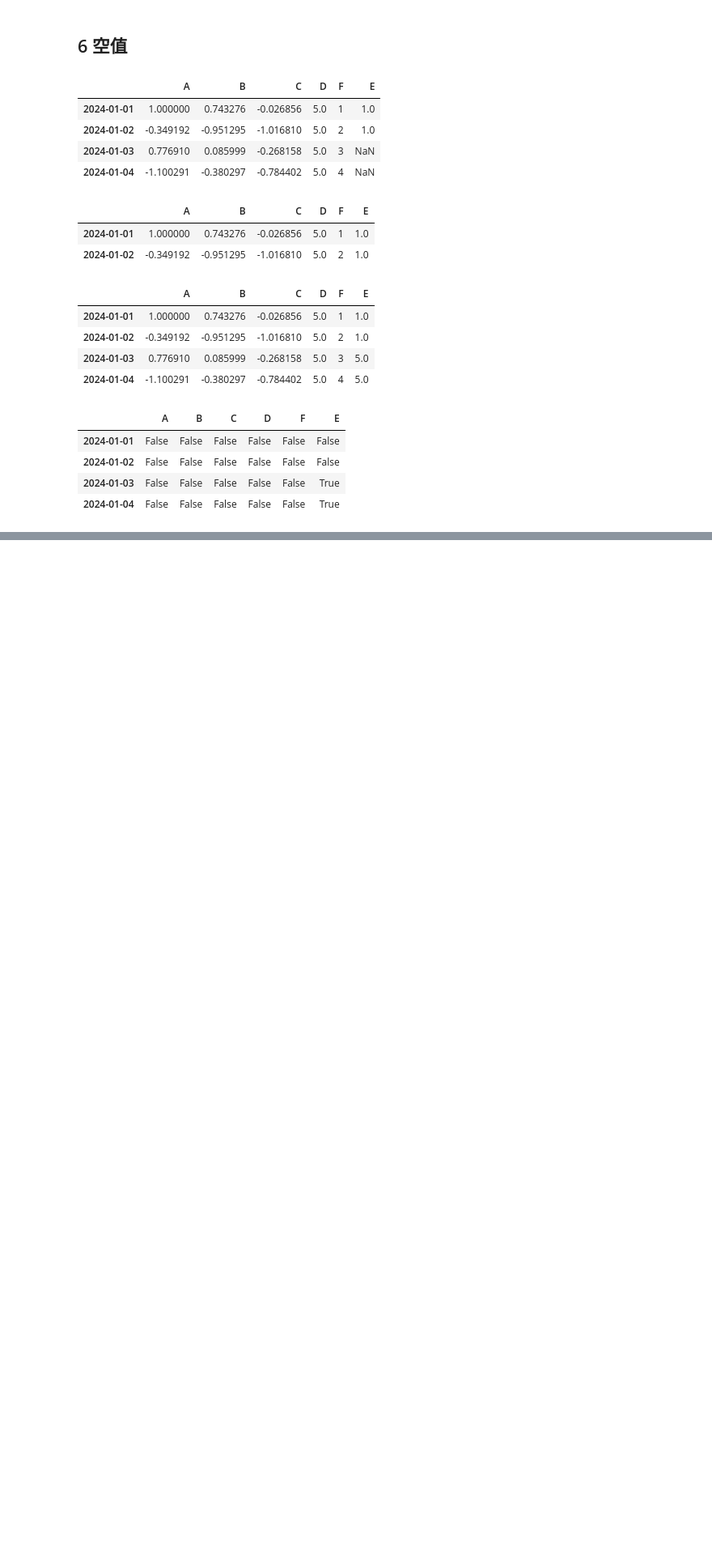
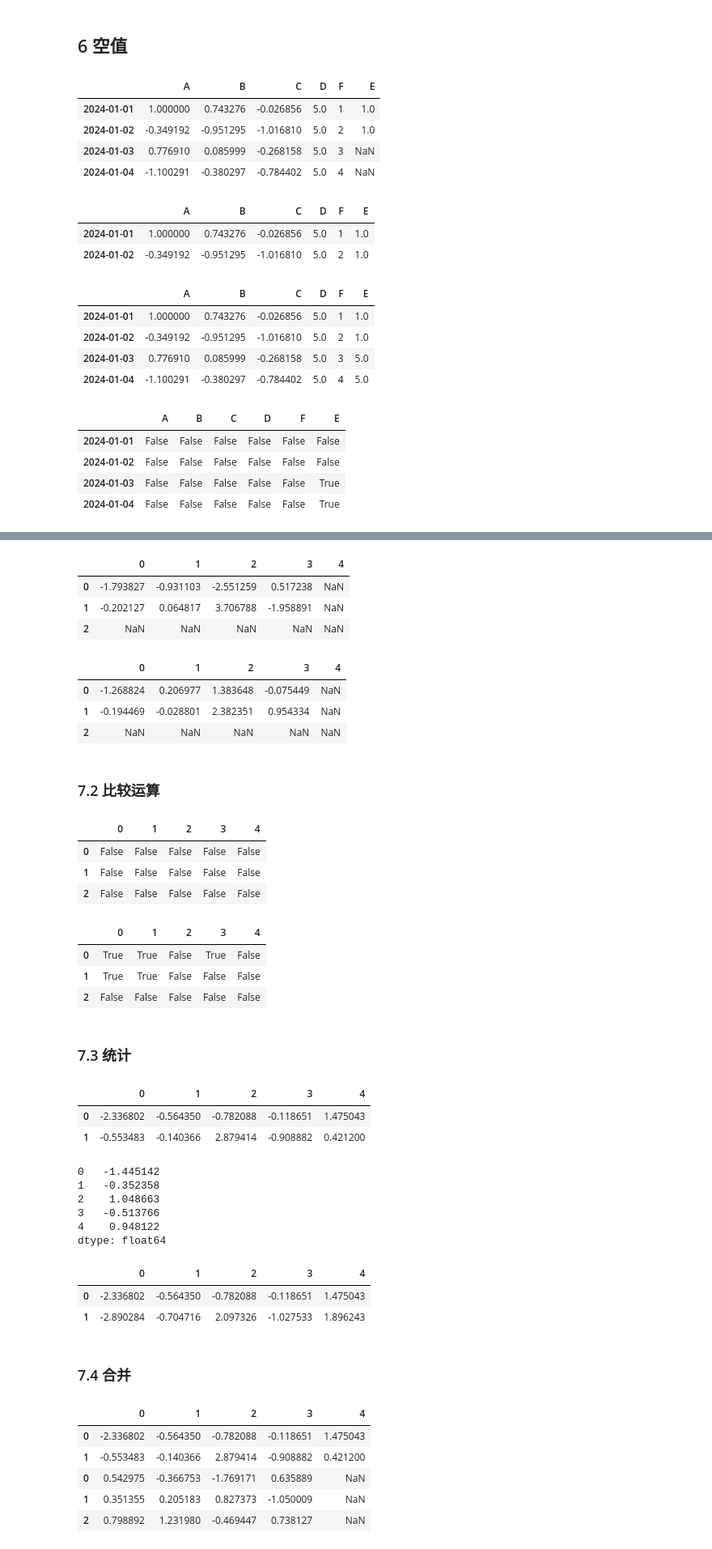
Before and after one commit to 1517005260/ai-learning, a Jupyter notebook: data-analysis/pandas/pandas.ipynb, the cells around one changed output, grey strips where cells are left out. Shown: that part at 81% size. Cells and saved outputs as stored; diff of their text form; code cells hidden in the pictures; blank space fills up the shorter version.

```diff
--- a/data-analysis/pandas/pandas.ipynb
+++ b/data-analysis/pandas/pandas.ipynb
@@ -352,0 +357,3 @@ pd.isna(df1)
+# %%
+df1 = pd.DataFrame(np.random.randn(2,5))
+df1
@@ -352,0 +364,3 @@ pd.isna(df1)
+# %%
+df2 = pd.DataFrame(np.random.randn(3,4))
+df2
@@ -352,0 +372,64 @@ pd.isna(df1)
+# %%
+df1 + df2 # NaN和任何数运算结果都是NaN，类比sql中的None，是一个未知值
+# %% [output]
+|  | 0 | 1 | 2 | 3 | 4 |
+| 0 | -1.793827 | -0.931103 | -2.551259 | 0.517238 | NaN |
+| 1 | -0.202127 | 0.064817 | 3.706788 | -1.958891 | NaN |
+| 2 | NaN | NaN | NaN | NaN | NaN |
+# %%
+df1 * df2
+# %% [output]
+|  | 0 | 1 | 2 | 3 | 4 |
+| 0 | -1.268824 | 0.206977 | 1.383648 | -0.075449 | NaN |
+| 1 | -0.194469 | -0.028801 | 2.382351 | 0.954334 | NaN |
+| 2 | NaN | NaN | NaN | NaN | NaN |
+# %% [markdown]
+### 7.2 比较运算
+# %%
+df1.eq(df2) # NaN和任何数比较都是False
+# %% [output]
+|  | 0 | 1 | 2 | 3 | 4 |
+| 0 | False | False | False | False | False |
+| 1 | False | False | False | False | False |
+| 2 | False | False | False | False | False |
+# %%
+df1.lt(df2) # less than
+# %% [output]
+|  | 0 | 1 | 2 | 3 | 4 |
+| 0 | True | True | False | True | False |
+| 1 | True | True | False | False | False |
+| 2 | False | False | False | False | False |
+# %% [markdown]
+### 7.3 统计
+# %%
+df1
+# %% [output]
+|  | 0 | 1 | 2 | 3 | 4 |
+| 0 | -2.336802 | -0.564350 | -0.782088 | -0.118651 | 1.475043 |
+| 1 | -0.553483 | -0.140366 | 2.879414 | -0.908882 | 0.421200 |
+# %%
+df1.mean() # 均值
+# %% [output]
+0   -1.445142
+1   -0.352358
+2    1.048663
+3   -0.513766
+4    0.948122
+dtype: float64
+# %%
+df1.cumsum() # 按列累加
+# %% [output]
+|  | 0 | 1 | 2 | 3 | 4 |
+| 0 | -2.336802 | -0.564350 | -0.782088 | -0.118651 | 1.475043 |
+| 1 | -2.890284 | -0.704716 | 2.097326 | -1.027533 | 1.896243 |
+# %% [markdown]
+### 7.4 合并
+# %%
+pd.concat([df1,df2]) # 简单拼接
+# %% [output]
+|  | 0 | 1 | 2 | 3 | 4 |
+| 0 | -2.336802 | -0.564350 | -0.782088 | -0.118651 | 1.475043 |
+| 1 | -0.553483 | -0.140366 | 2.879414 | -0.908882 | 0.421200 |
+| 0 | 0.542975 | -0.366753 | -1.769171 | 0.635889 | NaN |
+| 1 | 0.351355 | 0.205183 | 0.827373 | -1.050009 | NaN |
+| 2 | 0.798892 | 1.231980 | -0.469447 | 0.738127 | NaN |
```
Also changed, not shown: parts of 17 cells of this notebook.
